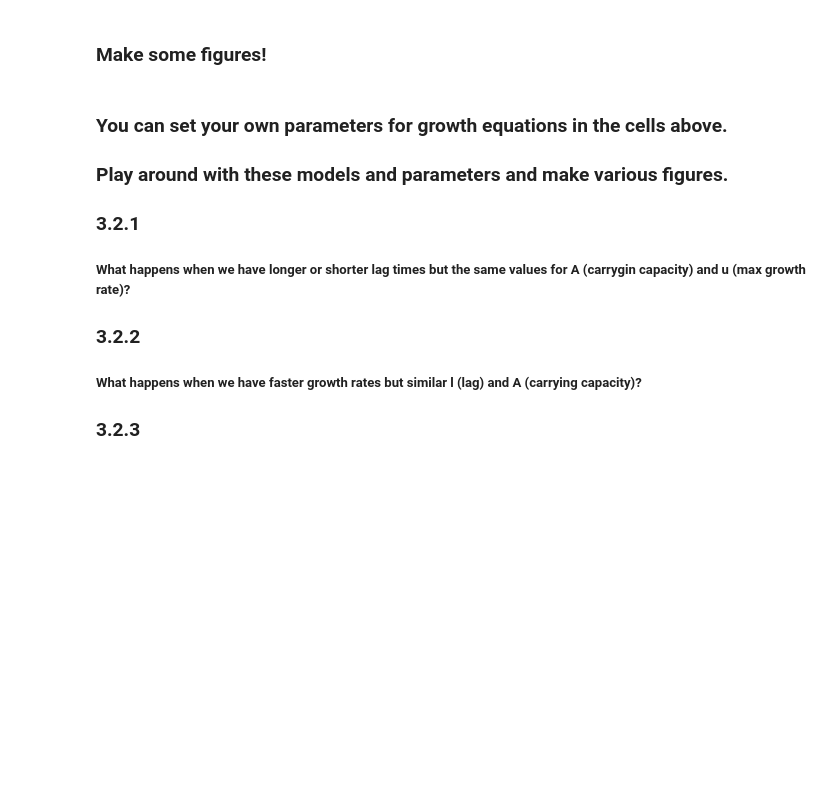
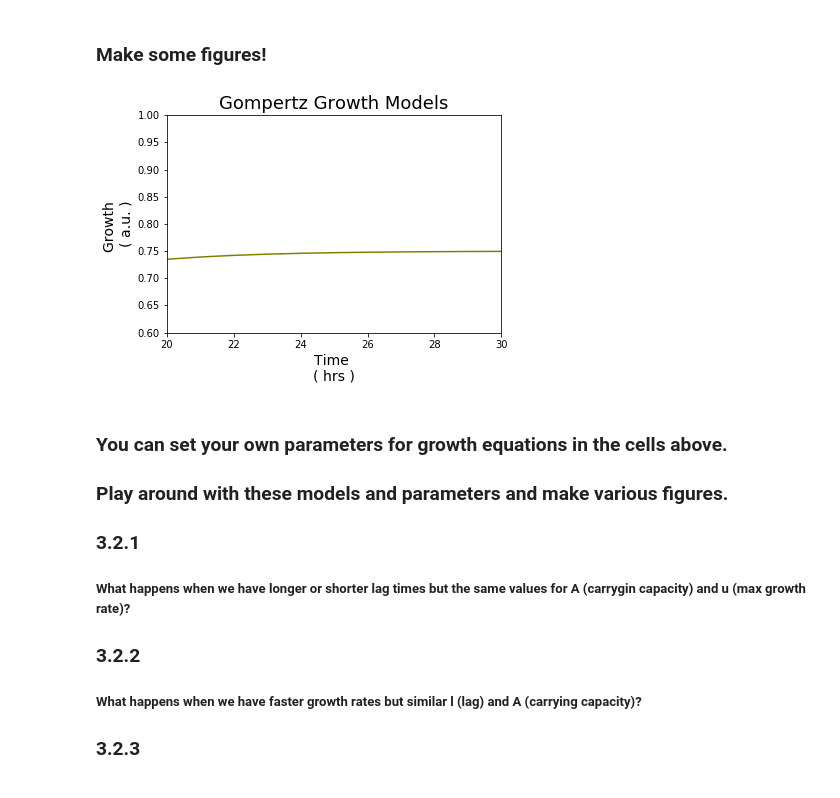
Before and after one commit to amyschmid/miniterm_2018, a Jupyter notebook: Modeling Microbial Growth.ipynb, the cells around one changed output. Cells and saved outputs as stored; diff of their text form; code cells hidden in the pictures; blank space fills up the shorter version.

```diff
--- a/Modeling Microbial Growth.ipynb
+++ b/Modeling Microbial Growth.ipynb
@@ -78,7 +87,7 @@ l = [20, 10, 5.0] ## ... and the lag (in hours)
 # %% [markdown]
 ## 3.1 Calling the growth function
 # %%
-Y1 = gompertz(time,A[0],u[0],l[0]); ## Here we feed into our gompertz function the values of A, u, and l.
+Y1 = gompertz(time,A[0],0.01*u[0],l[0]); ## Here we feed into our gompertz function the values of A, u, and l.
 Y2 = gompertz(time,A[1],u[1],l[1]);
 Y3 = gompertz(time,A[2],u[2],l[2]); ## What do these values return to you?
 # %% [markdown]
@@ -91,11 +100,14 @@ Y3 = gompertz(time,A[2],u[2],l[2]); ## What do these values return to you?
 # %%
 plt.plot(time,Y1,'red'); ## Plot models
 plt.plot(time,Y2,'orange');
 plt.plot(time,Y3,'olive');
-plt.ylim(-0.1,1); ## Set y limits
+plt.xlim(20,30)
+plt.ylim(.6,1); ## Set y limits
 plt.title('Gompertz Growth Models',fontsize=18); ## add title and labels
 plt.xlabel('Time \n( hrs )',fontsize=14);
 plt.ylabel('Growth \n( a.u. )',fontsize=14);
+# %% [output]
+[figure, added]
 # %% [markdown]
 ### You can set your own parameters for growth equations in the cells above.
 ### Play around with these models and parameters and make various figures.
```
Also changed, not shown: parts of 25 cells of this notebook.
